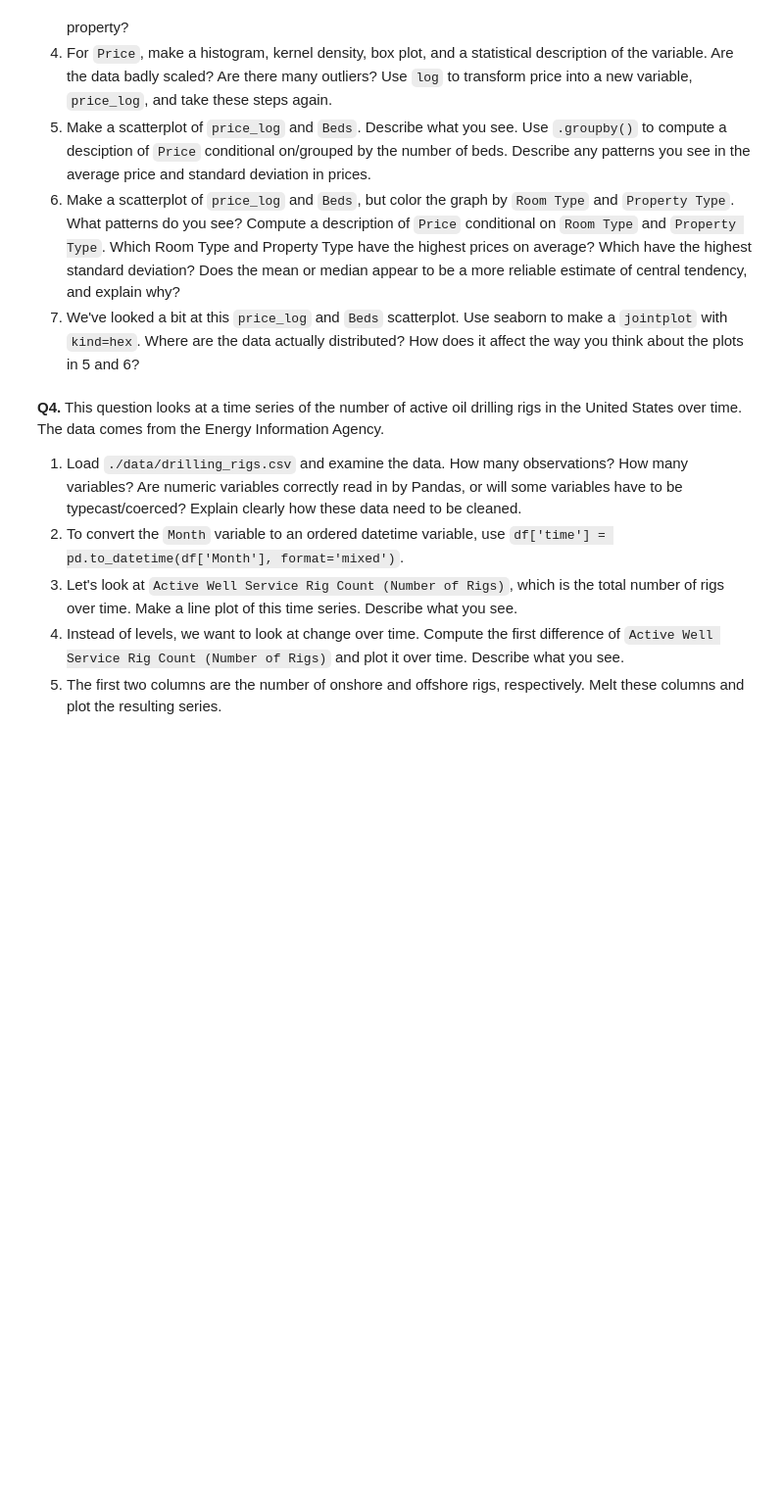
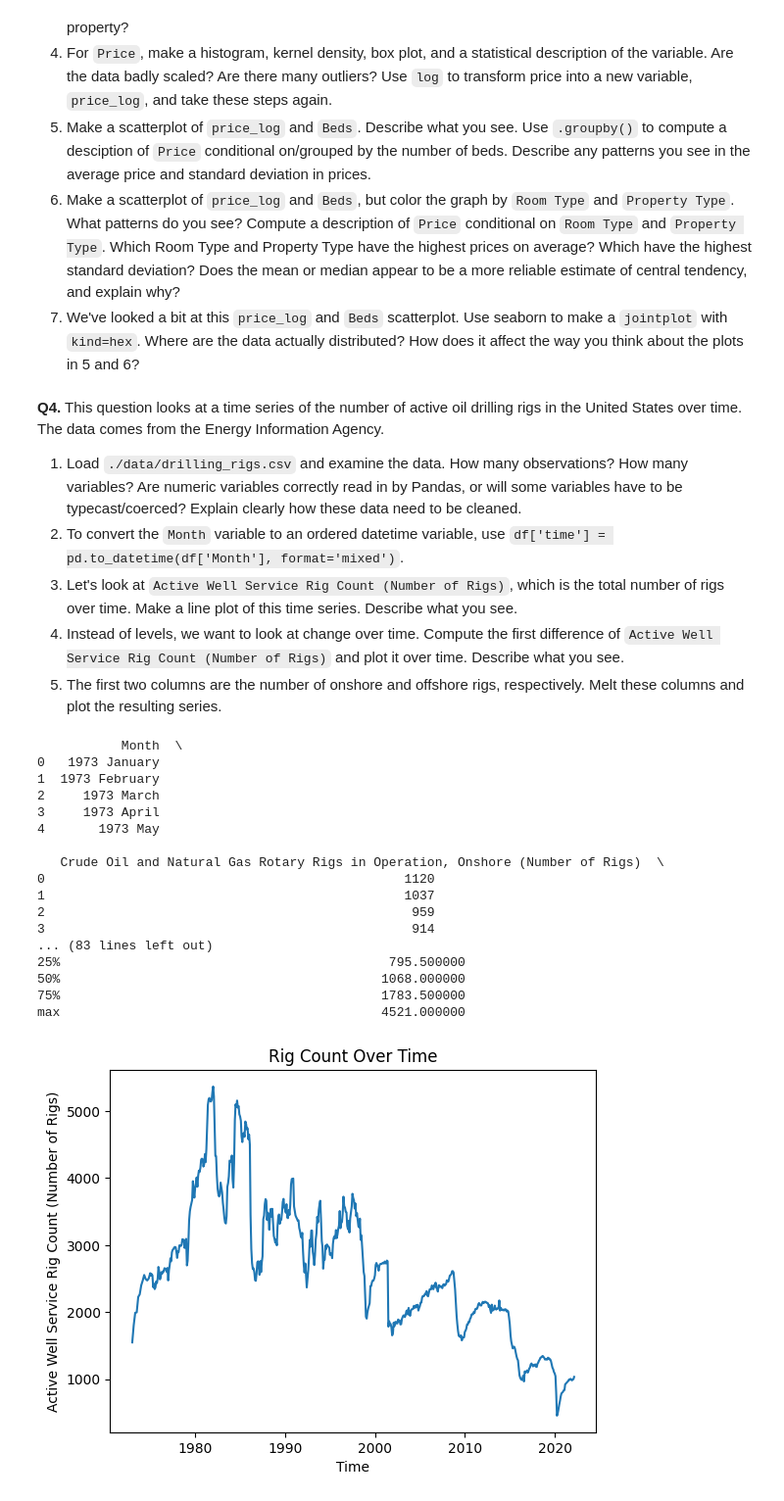
Before and after one commit to yuinab/EDA, a Jupyter notebook: assignment/assignment.ipynb, the cells around one changed output. Shown at 98% size. Saved outputs shown, nothing was run; the diff lists cells and outputs as text; code cells hidden in the pictures; blank space fills up the shorter version.

```diff
--- a/assignment/assignment.ipynb
+++ b/assignment/assignment.ipynb
@@ -165,3 +165,73 @@ Name: Foreign Gift Amount, dtype: int64
 3. Let's look at `Active Well Service Rig Count (Number of Rigs)`, which is the total number of rigs over time. Make a line plot of this time series. Describe what you see.
 4. Instead of levels, we want to look at change over time. Compute the first difference of  `Active Well Service Rig Count (Number of Rigs)` and plot it over time. Describe what you see.
 5. The first two columns are the number of onshore and offshore rigs, respectively. Melt these columns and plot the resulting series.
+# %%
+import numpy as np # Import the numpy package into your workspace
+import matplotlib.pyplot as plt # Import matplotlib into your workspace
+import pandas as pd  # Import the pandas package into your workspace
+
+#1
+df = pd.read_csv('./data/drilling_rigs.csv',low_memory=False)
+print(df.head(),'\n')
+print(df.describe(),'\n')
+#624 observations, 10 variables. Some variables will have to be typecast or coerced because these values are not NA's but rather the string "Not Available"
+#This data must be cleaned by replacing "Not Available" with np.nan and forced to numeric
+df.replace("Not Available", np.nan, inplace=True)
+df['Active Well Service Rig Count (Number of Rigs)'] = pd.to_numeric(df['Active Well Service Rig Count (Number of Rigs)'], errors='coerce')
+df['Crude Oil and Natural Gas Rotary Rigs in Operation, Onshore (Number of Rigs)'] = pd.to_numeric(df['Crude Oil and Natural Gas Rotary Rigs in Operation, Onshore (Number of Rigs)'], errors='coerce')
+df['Crude Oil and Natural Gas Rotary Rigs in Operation, Offshore (Number of Rigs)'] = pd.to_numeric(df['Crude Oil and Natural Gas Rotary Rigs in Operation, Offshore (Number of Rigs)'], errors='coerce')
+
+#2
+df['time'] = pd.to_datetime(df['Month'], format='mixed')
+
+#3
+fig = sns.lineplot(data = df, x = 'time',  y = 'Active Well Service Rig Count (Number of Rigs)')
+fig.set(title="Rig Count Over Time",
+        xlabel='Time', ylabel='Active Well Service Rig Count (Number of Rigs)')
+plt.show()
+#There are spikes in the rig count over time, but the trend generally goes downwards
+
+#4
+y = df['Active Well Service Rig Count (Number of Rigs)'].to_numpy()
+t = len(y)
+diff = y[1:]-y[:(t-1)]
+
+fig = sns.lineplot(x=df['time'][1:],y=diff) # This is stationary
+fig.set(title='Differences over Time')
+plt.show()
+
+#There are a lot of stark differences at the beginning, particularly around 1988 and 2001. Over time, the differences even out
+
+#5
+df_melted = df.melt(
+    id_vars=['time'],  # keep
+    value_vars=[
+        'Crude Oil and Natural Gas Rotary Rigs in Operation, Onshore (Number of Rigs)',
+        'Crude Oil and Natural Gas Rotary Rigs in Operation, Offshore (Number of Rigs)'
+    ],
+    var_name='Rig Type',  # new column for variable names
+    value_name='Number of Rigs'  # new column for values
+)
+fig = sns.lineplot(data = df_melted, x = 'time',  y = 'Number of Rigs', hue='Rig Type')
+fig.set(title="Onshore and Offshore Rigs",
+        xlabel='Time', ylabel='Rigs')
+plt.show()
+# %% [output]
+           Month  \
+0   1973 January
+1  1973 February
+2     1973 March
+3     1973 April
+4       1973 May
+
+   Crude Oil and Natural Gas Rotary Rigs in Operation, Onshore (Number of Rigs)  \
+0                                               1120
+1                                               1037
+2                                                959
+3                                                914
+... (83 lines left out)
+25%                                           795.500000
+50%                                          1068.000000
+75%                                          1783.500000
+max                                          4521.000000
+[figure, added]
```
Also changed, not shown: parts of 1 cell of this notebook.
